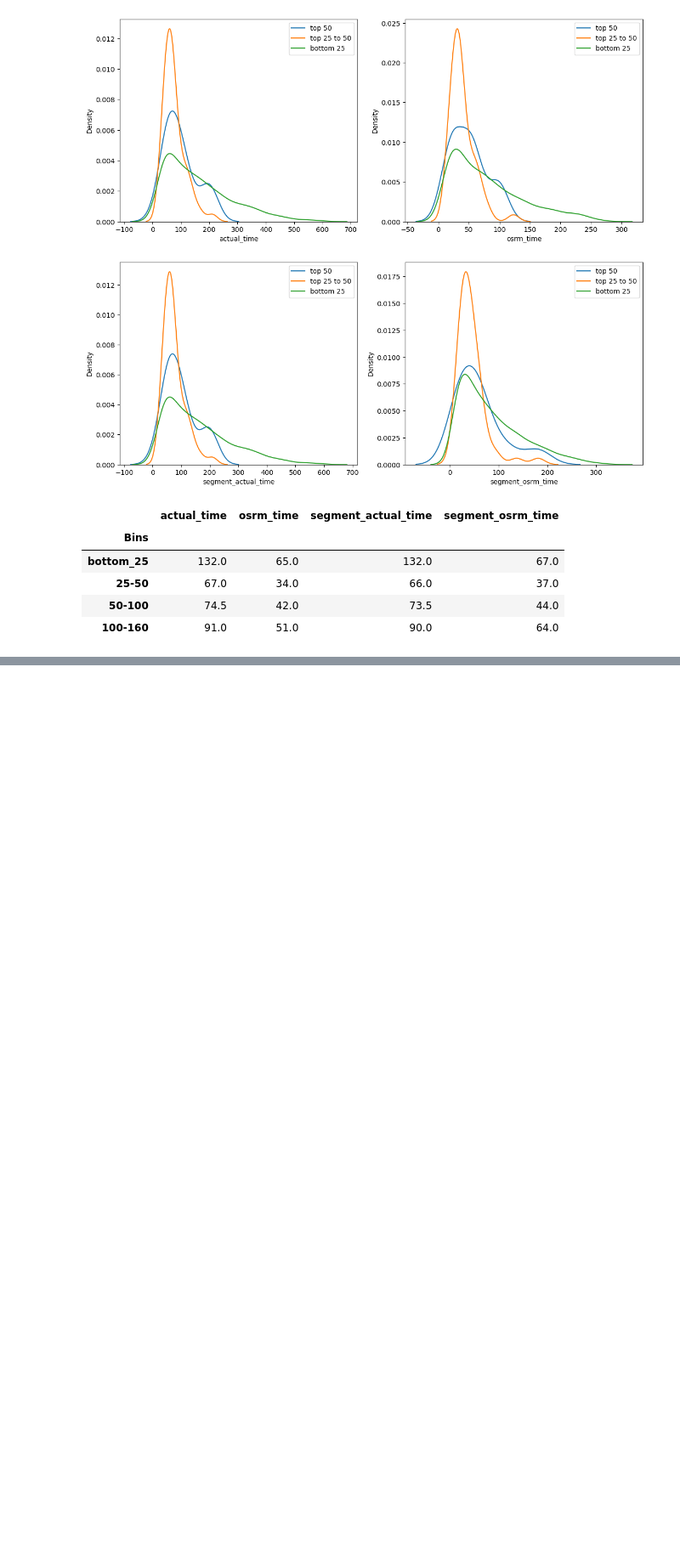
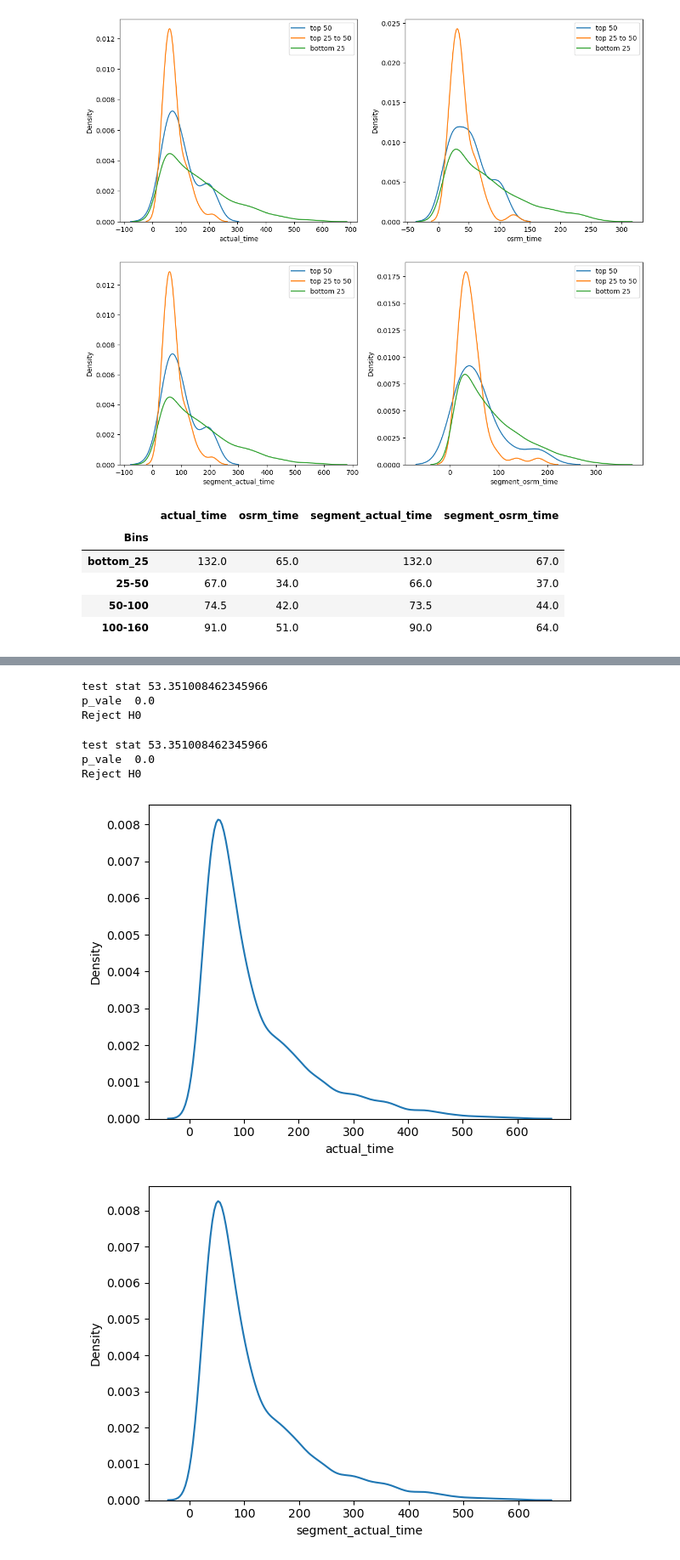
Before and after one commit to Navaneeth-7/scaler_logistics_service, a Jupyter notebook: file_1.ipynb, the cells around one changed output, grey strips where cells are left out. Shown at 85% size. Drawn from its saved outputs; the diff is of its cells as text; code cells hidden in the pictures; blank space fills up the shorter version.

```diff
--- a/file_1.ipynb
+++ b/file_1.ipynb
@@ -839,0 +911,24 @@ top_route.groupby("Bins").agg({"actual_time":"median","osrm_time":"median","segm
+# %%
+# H0 = mean of "actual_time" = mean of "osrm_time"
+# Ha = mean are different
+t_test_ind(df_3,"actual_time","osrm_time")
+# %% [output]
+test stat 53.351008462345966
+p_vale  0.0
+Reject H0
+# %%
+# H0 = mean of "actual_time" > mean of "osrm_time"
+# Ha = mean are different
+t_test_ind(df_3,"actual_time","osrm_time",alt="greater")
+# %% [output]
+test stat 53.351008462345966
+p_vale  0.0
+Reject H0
+# %%
+sns.kdeplot(df_3["actual_time"])
+plt.show()
+sns.kdeplot(df_3["segment_actual_time"])
+plt.show()
+# %% [output]
+[figure, added]
+[figure, added]
```
Also changed, not shown: parts of 26 cells of this notebook.
